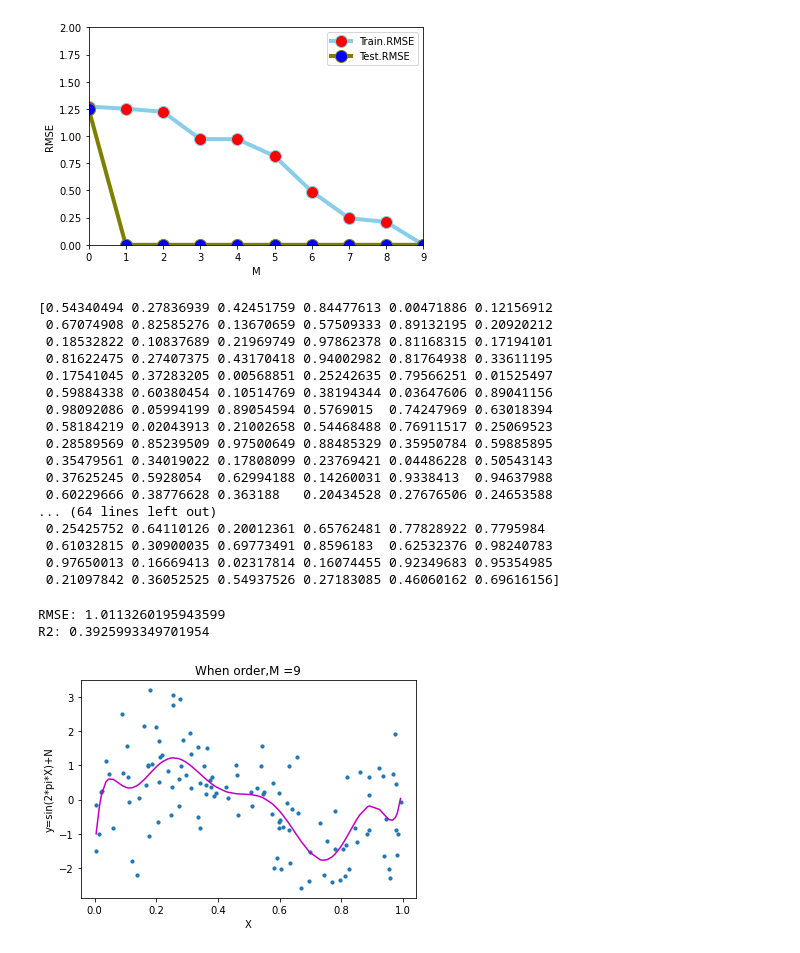
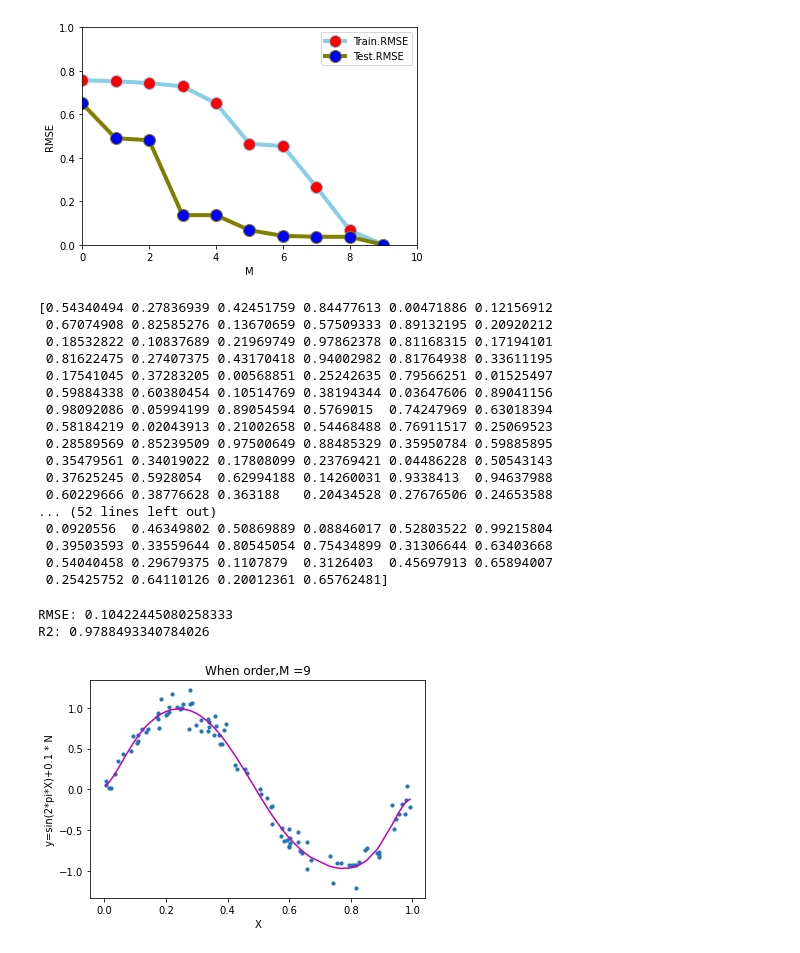
Before and after one commit to Yaswanth3277/Linear_Regression, a Jupyter notebook: Linear_Regression.ipynb, the cells around one changed output. Saved outputs shown, nothing was run; the diff lists cells and outputs as text; code cells hidden in the pictures.

```diff
--- a/Linear_Regression.ipynb
+++ b/Linear_Regression.ipynb
@@ -33,9 +34,9 @@ array([ 1.49407907, -0.20515826,  0.3130677 , -0.85409574, -2.55298982,
 # %%
-y=np.sin(2*np.pi*X)+N
+y=np.sin(2*np.pi*X)+(0.1 * N)
 print(y)
 print(X)
 plt.scatter(X,y)
 plt.xlabel('X')
-plt.ylabel('y=sin(2*pi*X)+N')
+plt.ylabel('y=sin(2*pi*X)+0.1 * N')
 plt.show()
 # %% [output]
@@ -96,0 +52,10 @@ print(y_train)
+# %%
+X_train, X_test, y_train, y_test = train_test_split(X, y, test_size=0.5)
+print(X_train)
+print(X_test)
+print(y_train)
+print(y_test)
+
+d= {"X_train":X_train, "Y_train":y_train, "X_test":X_test, "y_test":y_test}
+df = pd.DataFrame(d)
+df
@@ -316,6 +274,6 @@ print(yt)
 # %%
-x = Xt[:, np.newaxis]
-y = yt[:, np.newaxis]
+x = X_test[:, np.newaxis]
+y = y_test[:, np.newaxis]
 # %%
 test_rmse = []
 for m in range(0,10):
@@ -367,23 +325,23 @@ df1
 # %%
 plt.plot( 'M', 'Train.RMSE', data=df1, marker='o', markerfacecolor='red', markersize=12, color='skyblue', linewidth=4)
 plt.plot( 'M', 'Test.RMSE', data=df1, marker='o',markerfacecolor='blue',markersize=12, color='olive', linewidth=4)
 plt.legend()
 plt.ylabel('RMSE')
 plt.xlabel('M')
-plt.ylim((0,2))
-plt.xlim((0,9))
+plt.ylim((0,1))
+plt.xlim((0,10))
 plt.show()
 # %% [output]
-[figure, old version]
+[figure, new version]
 # %%
 np.random.seed(100)
-X2 = np.random.uniform(0,1,120)
+X2 = np.random.uniform(0,1,100)
 print(X2)
 mean, s_d = 0, 1 # mean and standard deviation
-N = np.random.normal(mean, s_d, 120)
+N = np.random.normal(mean, s_d, 100)
 print(N)
 import matplotlib.pyplot as plt
-y2=np.sin(2*np.pi*X2)+N
+y2=np.sin(2*np.pi*X2)+(0.1 * N)
 print(y2)
 print(X2)
 # %% [output]
@@ -399,15 +357,15 @@ print(X2)
  0.35479561 0.34019022 0.17808099 0.23769421 0.04486228 0.50543143
  0.37625245 0.5928054  0.62994188 0.14260031 0.9338413  0.94637988
  0.60229666 0.38776628 0.363188   0.20434528 0.27676506 0.24653588
-... (64 lines left out)
- 0.25425752 0.64110126 0.20012361 0.65762481 0.77828922 0.7795984
- 0.61032815 0.30900035 0.69773491 0.8596183  0.62532376 0.98240783
- 0.97650013 0.16669413 0.02317814 0.16074455 0.92349683 0.95354985
- 0.21097842 0.36052525 0.54937526 0.27183085 0.46060162 0.69616156]
+... (52 lines left out)
+ 0.0920556  0.46349802 0.50869889 0.08846017 0.52803522 0.99215804
+ 0.39503593 0.33559644 0.80545054 0.75434899 0.31306644 0.63403668
+ 0.54040458 0.29679375 0.1107879  0.3126403  0.45697913 0.65894007
+ 0.25425752 0.64110126 0.20012361 0.65762481]
 # %%
 np.random.seed(0)
 polynomial_features= PolynomialFeatures(degree=9)
-x2_poly = polynomial_features.fit_transform(X2.reshape(120,1))
+x2_poly = polynomial_features.fit_transform(X2.reshape(100,1))
 
 # transforming the data to include another axis
 x2 = X2[:, np.newaxis]
@@ -430,12 +388,12 @@ x2, y2_poly_pred = zip(*sorted_zip)
 plt.plot(x2, y2_poly_pred, color='m')
 plt.title('When order,M =9')
 plt.xlabel('X')
-plt.ylabel('y=sin(2*pi*X)+N')
+plt.ylabel('y=sin(2*pi*X)+0.1 * N')
 plt.show()
 # %% [output]
-RMSE: 1.0113260195943599
-R2: 0.3925993349701954
+RMSE: 0.10422445080258333
+R2: 0.9788493340784026
-[figure, old version]
+[figure, new version]
 # %%
 def regularizeRidge(alpha):
     if alpha < 0: alpha = math.exp(alpha)
```
Also changed, not shown: parts of 30 cells of this notebook.
